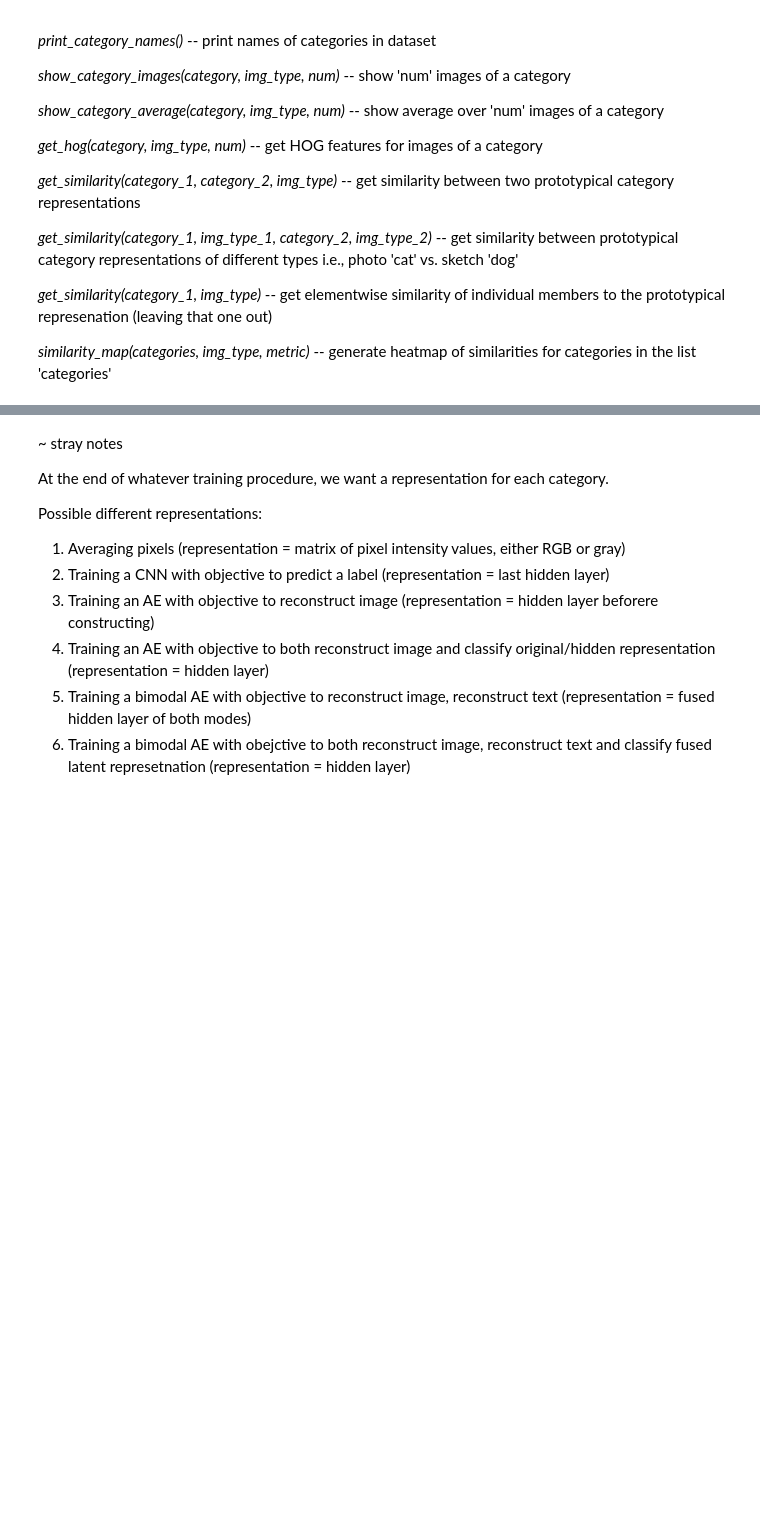
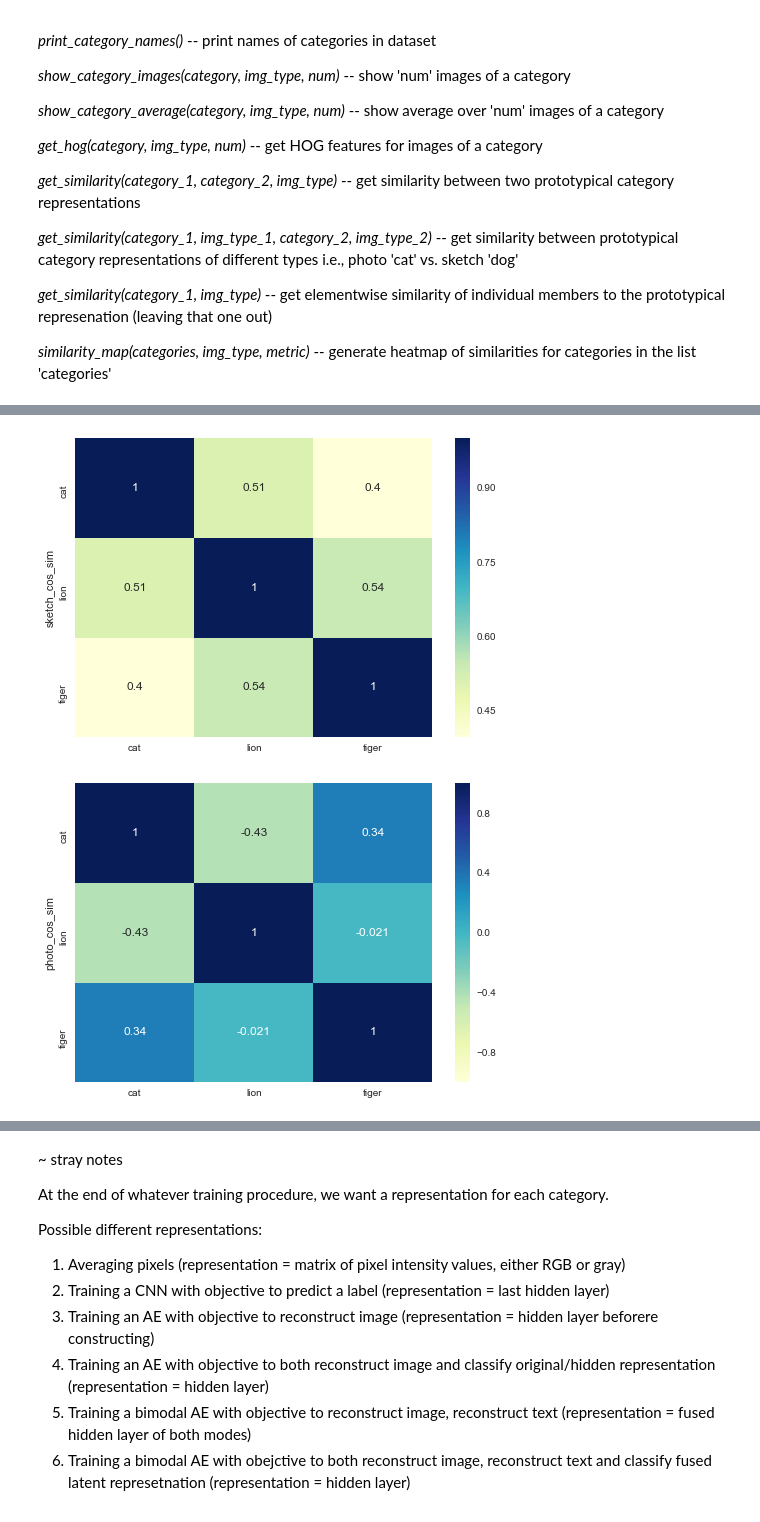
Before and after one commit to roma-patel/proto, a Jupyter notebook: notes.ipynb, the cells around one changed output, grey strips where cells are left out. Cells and saved outputs as stored; diff of their text form; code cells hidden in the pictures; blank space fills up the shorter version.

```diff
--- a/notes.ipynb
+++ b/notes.ipynb
@@ -93,8 +93,12 @@ def similarity_metrics(img_1, img_2):
     # grayscale
     img_1 = color.rgb2gray(img_1)
     img_2 = color.rgb2gray(img_2)
+    # reduce dimensions
+    n_components = 3
+    pca = PCA(n_components=n_components);
+    m1 = pca.fit_transform(img_1); m2 = pca.fit_transform(img_2)
     # flatten
-    m1, m2 = [item for sublist in img_1 for item in sublist], [item for sublist in img_2 for item in sublist]
+    m1, m2 = [item for sublist in m1 for item in sublist], [item for sublist in m2 for item in sublist]
     # make intensities between 0-1
     m1, m2 = m1 / np.sum([max_intensity]), m2 /  np.sum([max_intensity])
     # normalise
@@ -173,19 +177,3 @@ def test():
     print metrics
     metrics = similarity_metrics(img_4, img_3)
     print metrics
-
-categories = ['cat', 'lion', 'tiger', 'rabbit', 'penguin', 'duck', 'swan', 'table', 'couch', 'dolphin', 'shark']
-#np.random.shuffle(categories); cats = categories[:10]
-similarity_map(categories, 'sketch', 'cos_sim')
-similarity_map(categories, 'photo', 'cos_sim')
-
-similarity_map(categories, 'sketch', 'spearmanr')
-similarity_map(categories, 'photo', 'spearmanr')
-
-
-'''
-get_similarity_3('motorcycle', 'sketch')
-get_similarity_2('motorcycle', 'photo', 'motorcycle', 'sketch')
-get_similarity_2('bicycle', 'photo', 'bicycle', 'sketch')
-get_similarity_2('bicycle', 'photo', 'motorcycle', 'photo')
-'''
@@ -225,0 +232,8 @@ just your average bicycle
+# %%
+categories = ['cat', 'lion', 'tiger']
+#np.random.shuffle(categories); cats = categories[:10]
+similarity_map(categories, 'sketch', 'cos_sim')
+similarity_map(categories, 'photo', 'cos_sim')
+# %% [output]
+[figure, added]
+[figure, added]
```
Also changed, not shown: parts of 4 cells of this notebook.
